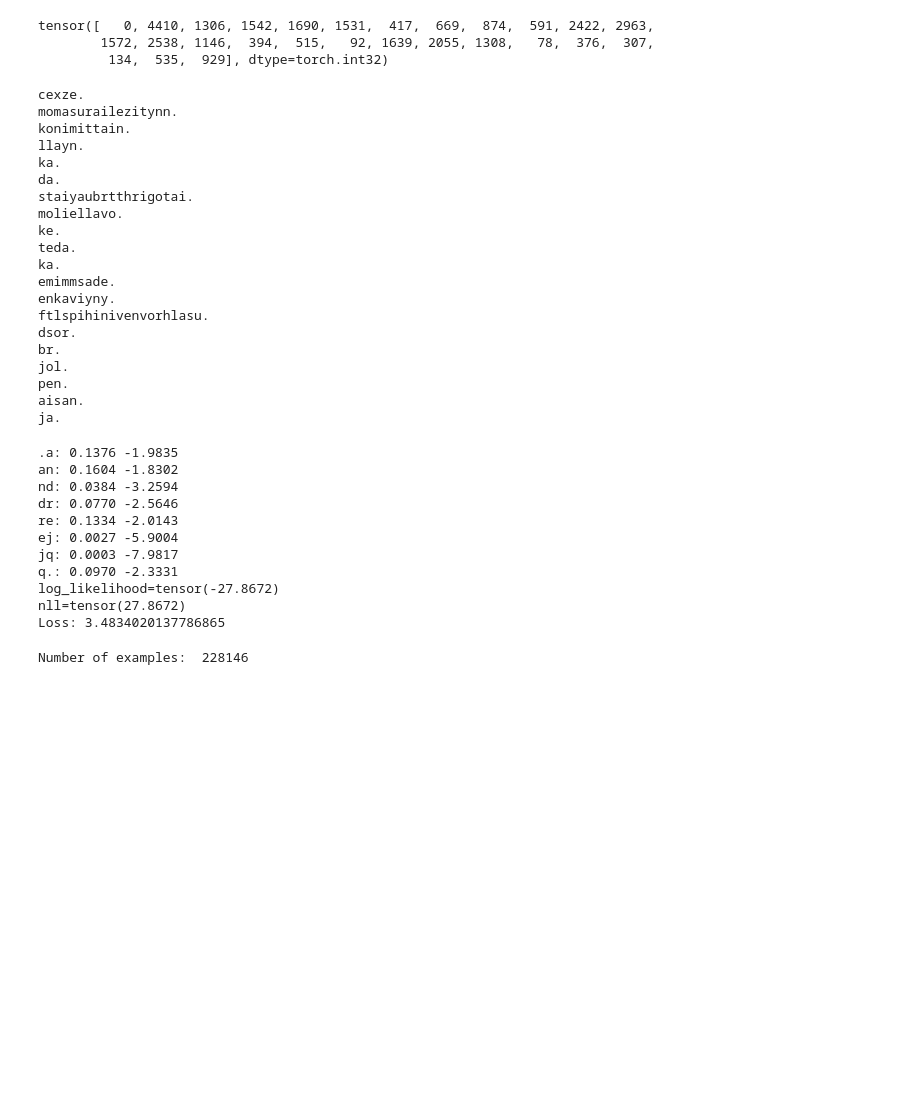
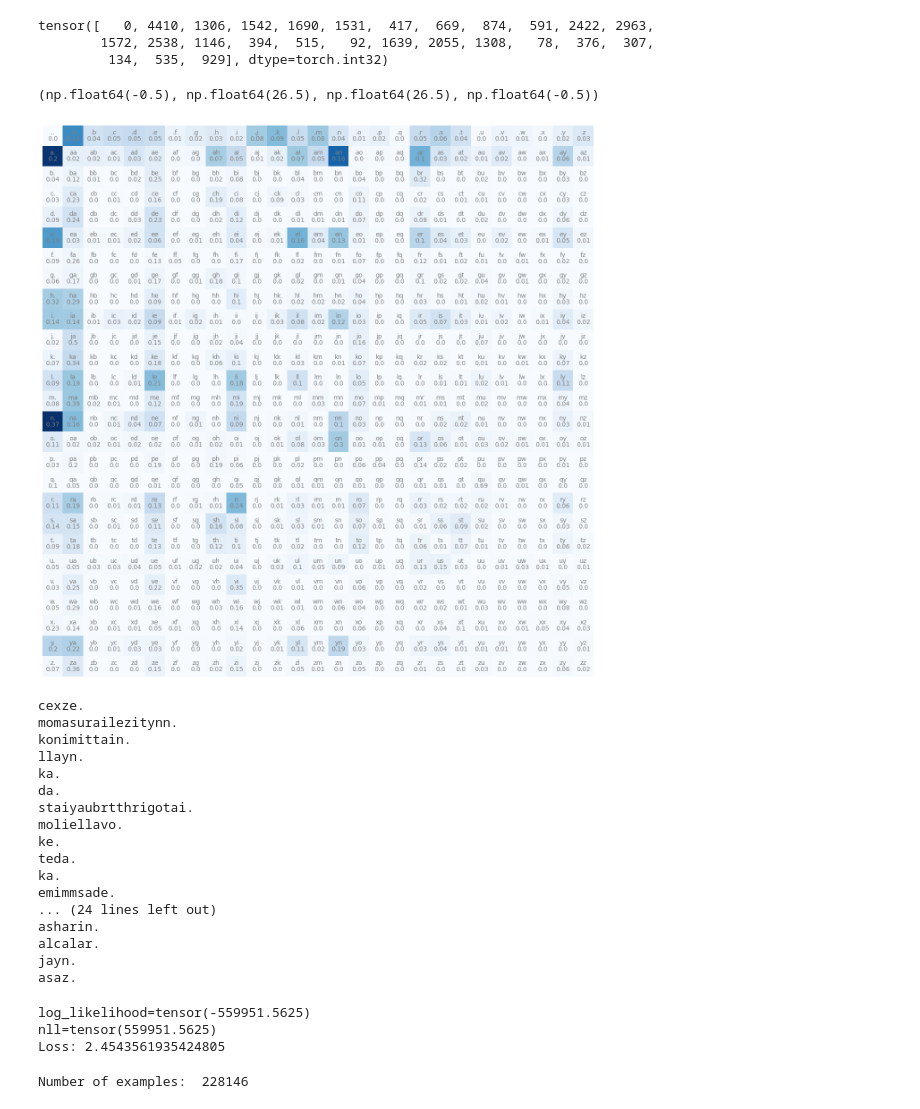
Before and after one commit to SauravP97/makemore, a Jupyter notebook: makemore.ipynb, the cells around one changed output. Saved outputs shown, nothing was run; the diff lists cells and outputs as text; code cells hidden in the pictures; blank space fills up the shorter version.

```diff
--- a/makemore.ipynb
+++ b/makemore.ipynb
@@ -3,0 +9,9 @@ import matplotlib.pyplot as plt
+# %%
+b = {}
+for w in words:
+    chs = ['<S>'] + list(w) + ['<E>']
+    for ch1, ch2 in zip(chs, chs[1:]):
+        bigram = (ch1, ch2)
+        b[bigram] = b.get(bigram, 0) + 1
+
+print(sorted(b.items(), key= lambda kv: -kv[1]))
@@ -41,10 +57,26 @@ tensor([   0, 4410, 1306, 1542, 1690, 1531,  417,  669,  874,  591, 2422, 2963,
 P = (N+1).float()
 P = P / P.sum(1, keepdim=True)
+# %%
+itos = {i:s for s,i in stoi.items()}
+
+plt.figure(figsize=(16, 16))
+plt.imshow(N, cmap='Blues')
+
+for i in range(27):
+    for j in range(27):
+        chstr = itos[i] + itos[j]
+        plt.text(j, i, chstr, ha="center", va="bottom", color='gray')
+        plt.text(j, i, round(P[i, j].item(), 2), ha="center", va="top", color='gray')
+
+plt.axis('off')
+# %% [output]
+(np.float64(-0.5), np.float64(26.5), np.float64(26.5), np.float64(-0.5))
+[figure, added]
 # %%
 # Sampling more words
 g = torch.Generator().manual_seed(2147483647)
 
-for i in range(20):
+for i in range(40):
     out = []
     ix = 0
     while True:
@@ -67,14 +99,11 @@ ke.
 teda.
 ka.
 emimmsade.
-enkaviyny.
-ftlspihinivenvorhlasu.
-dsor.
-br.
-jol.
-pen.
-aisan.
-ja.
+... (24 lines left out)
+asharin.
+alcalar.
+jayn.
+asaz.
 # %%
 # Goal: maximize likelihood of the data w.r.t. model parameters (statistical modeling)
 # equivalent to maximizing the log likelihood (because log is monotonic)
@@ -86,8 +115,7 @@ ja.
 log_likelihood = 0.0
 n = 0
 
-#for w in words:
-for w in ["andrejq"]:
+for w in words:
     chs = ['.'] + list(w) + ['.']
     for ch1, ch2 in zip(chs, chs[1:]):
         ix1 = stoi[ch1]
@@ -96,7 +124,7 @@ for w in ["andrejq"]:
         logprob = torch.log(prob)
         log_likelihood += logprob
         n += 1
-        print(f'{ch1}{ch2}: {prob:.4f} {logprob:.4f}')
+        # print(f'{ch1}{ch2}: {prob:.4f}, {logprob:.4f}')
 
 print(f'{log_likelihood=}')
 
@@ -107,15 +135,7 @@ print(f'{nll=}')
 # Loss
 print(f'Loss: {nll/n}')
 # %% [output]
-.a: 0.1376 -1.9835
-an: 0.1604 -1.8302
-nd: 0.0384 -3.2594
-dr: 0.0770 -2.5646
-re: 0.1334 -2.0143
-ej: 0.0027 -5.9004
-jq: 0.0003 -7.9817
-q.: 0.0970 -2.3331
-log_likelihood=tensor(-27.8672)
-nll=tensor(27.8672)
-Loss: 3.4834020137786865
+log_likelihood=tensor(-559951.5625)
+nll=tensor(559951.5625)
+Loss: 2.4543561935424805
 # %%
```
Also changed, not shown: parts of 8 cells of this notebook.
